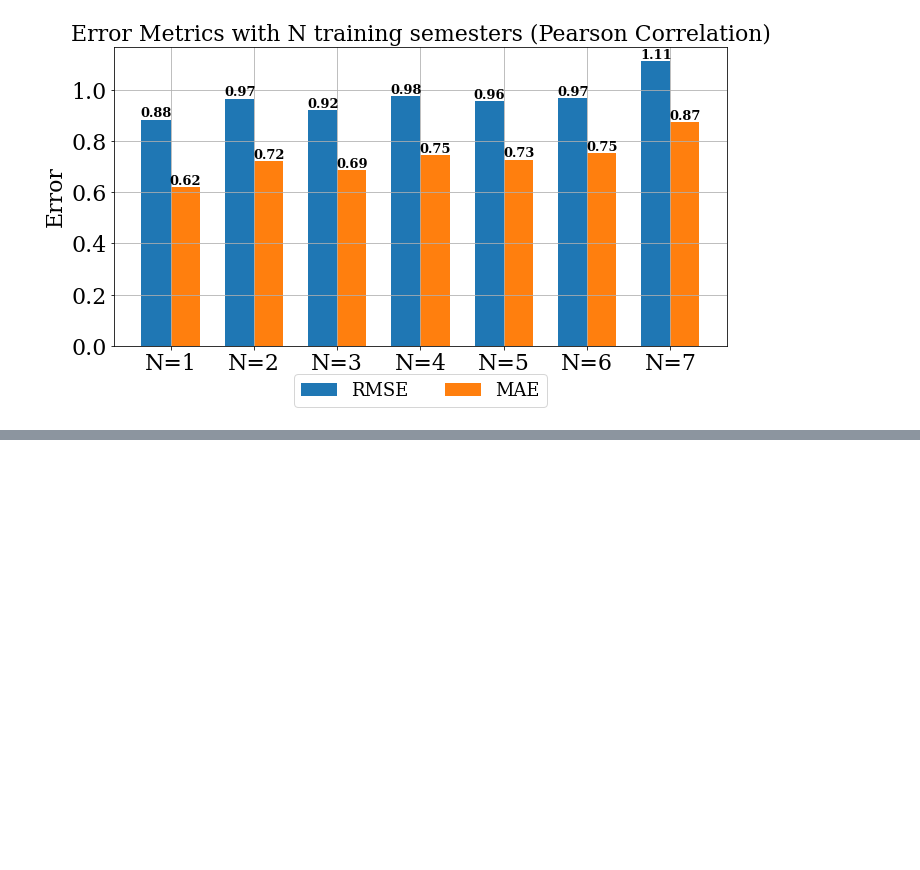
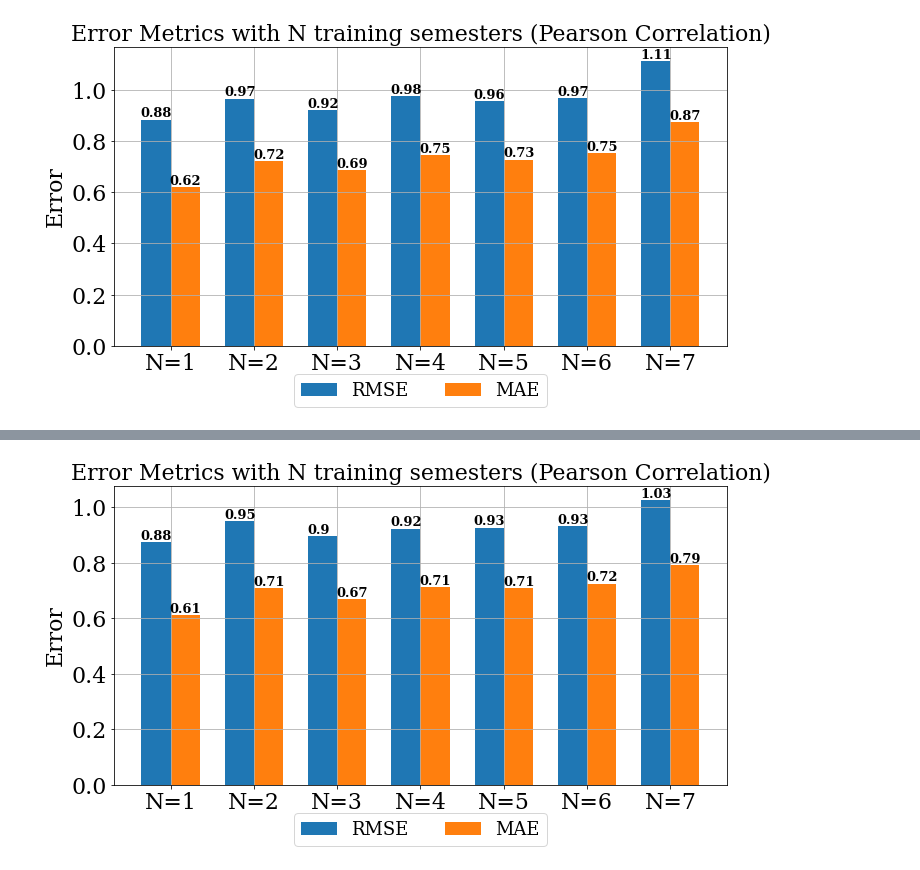
Before and after one commit to ali0jn/academic-success, a Jupyter notebook: experiments/baseline__collaborative_filtering.ipynb, the cells around one changed output, grey strips where cells are left out. Cells and saved outputs as stored; diff of their text form; code cells hidden in the pictures; blank space fills up the shorter version.

```diff
--- a/experiments/baseline__collaborative_filtering.ipynb
+++ b/experiments/baseline__collaborative_filtering.ipynb
@@ -168,0 +230,3 @@ with open('baseline_collaborative_filtering_results.json', 'w') as fw:
+# %%
+errors = predict(semester_data, recommendations.sim_pearson, item_based=True)
+results['Pearson Correlation'] = errors
@@ -168,0 +251,4 @@ with open('baseline_collaborative_filtering_results.json', 'w') as fw:
+# %%
+plot_errors(errors, 'Pearson Correlation')
+# %% [output]
+[figure, added]
```
Also changed, not shown: parts of 15 cells of this notebook, 4 other files.
